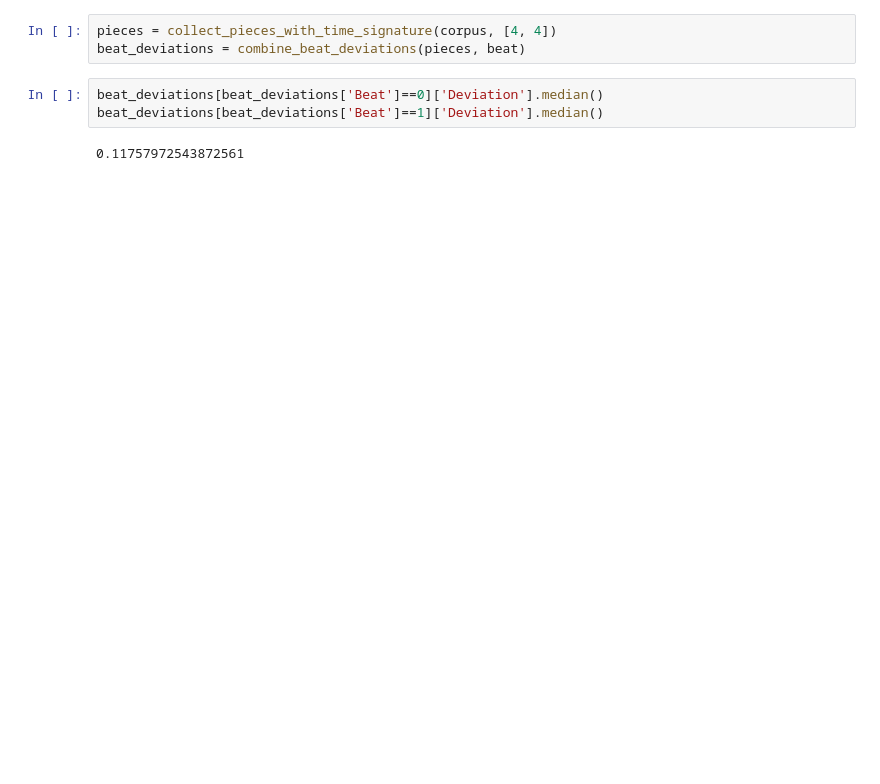
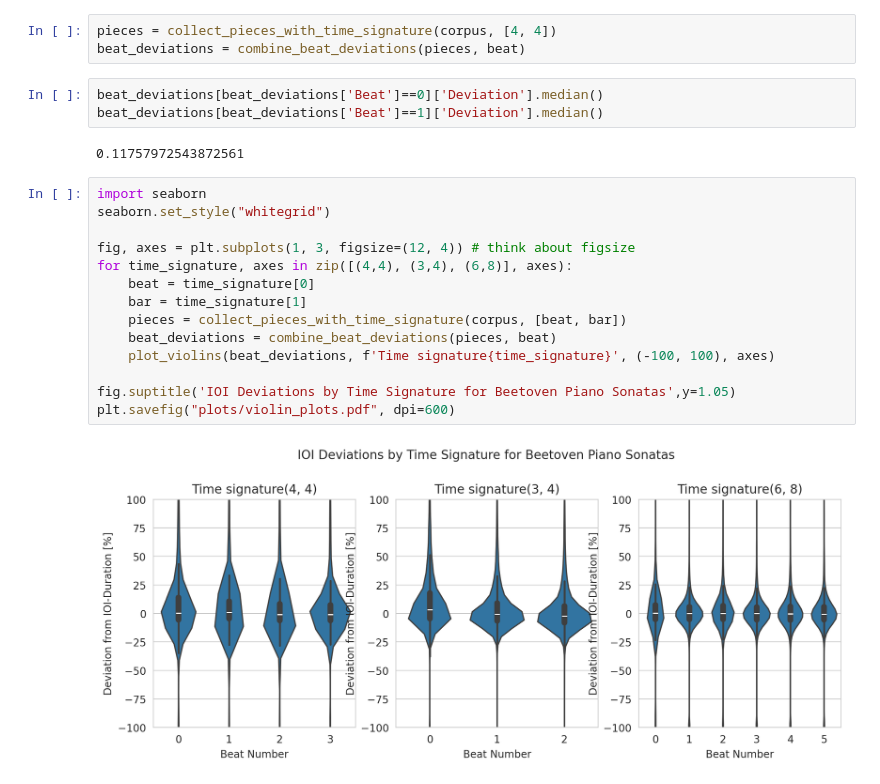
Before and after one commit to TalosSources/digital_musicology_homework_1, a Jupyter notebook: experiments.ipynb, the cells around one changed output. Saved outputs shown, nothing was run; the diff lists cells and outputs as text; blank space fills up the shorter version.

Commit message:
combined violin plots

```diff
--- a/experiments.ipynb
+++ b/experiments.ipynb
@@ -156,3 +137,19 @@ beat_deviations[beat_deviations['Beat']==0]['Deviation'].median()
 beat_deviations[beat_deviations['Beat']==1]['Deviation'].median()
 # %% [output]
 0.11757972543872561
+# %%
+import seaborn
+seaborn.set_style("whitegrid")
+
+fig, axes = plt.subplots(1, 3, figsize=(12, 4)) # think about figsize
+for time_signature, axes in zip([(4,4), (3,4), (6,8)], axes):
+    beat = time_signature[0]
+    bar = time_signature[1]
+    pieces = collect_pieces_with_time_signature(corpus, [beat, bar])
+    beat_deviations = combine_beat_deviations(pieces, beat)
+    plot_violins(beat_deviations, f'Time signature{time_signature}', (-100, 100), axes)
+
+fig.suptitle('IOI Deviations by Time Signature for Beetoven Piano Sonatas',y=1.05)
+plt.savefig("plots/violin_plots.pdf", dpi=600)
+# %% [output]
+[figure, added]
```
Also changed, not shown: parts of 1 cell of this notebook.
